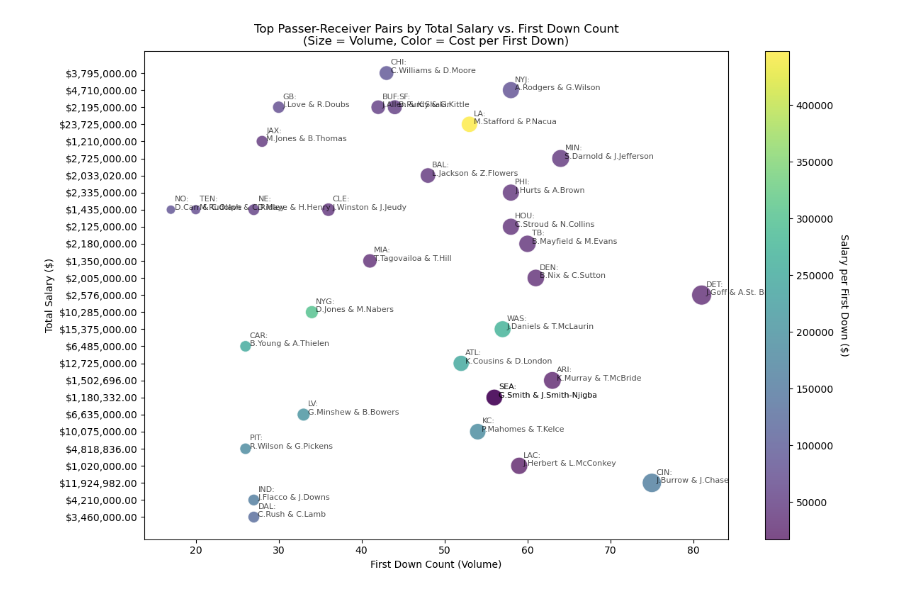
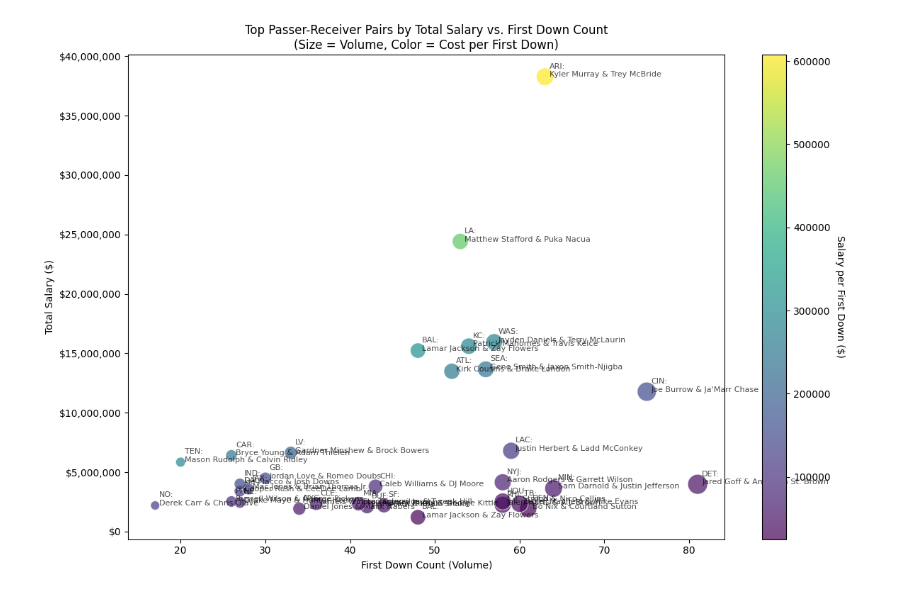
Before and after one commit to azcao95/group-25-mads-milestone-1, a Jupyter notebook: first down.ipynb, the cells around one changed output. Drawn from its saved outputs; the diff is of its cells as text; code cells hidden in the pictures.

```diff
--- a/first down.ipynb
+++ b/first down.ipynb
@@ -232,19 +165,5 @@ CAR    289
 Name: first_down, dtype: int64
 # %%
-#now we'll visualize as a bar chart
-import nfl_data_py as nfl
-import matplotlib.pyplot as plt
-
-# Load 2024 play-by-play data
-df = nfl.import_pbp_data([2024])
-
-# Filter plays with first down
-first_down_plays = df[df['first_down'] == 1]
-
-# Group by offensive team and count first downs
-first_downs_by_team = first_down_plays.groupby('posteam')['first_down'].count()
-
-# Sort by descending number of first downs
 first_downs_by_team = first_downs_by_team.sort_values(ascending=False)
 
 # Plot
@@ -421,8 +363,0 @@ Note: you may need to restart the kernel to use updated packages.
-# %%
-#Now that we have all the NFL players we'll bring in our scraped earnings data
-
-import pandas as pd
-
-df = pd.read_csv('overthecap-earnings.csv')
-
-print(df.head())
@@ -581,20 +454,15 @@ Downcasting floats.
 # %%
-#our research shows that while there are a lot of players involved we may actually want to consider the most relevant players
-#here we're looking at passer reciever pairs and their success rate on first down
-
-import nfl_data_py as nfl
-import pandas as pd
-
-# Load 2024 PBP data (if not already loaded)
-df = nfl.import_pbp_data([2024])
-
 # Filter for plays with a first down via pass, and valid passer + receiver names
 first_down_passes = df[
     (df['first_down_pass'] == 1) &
     df['passer_player_name'].notna() &
     df['receiver_player_name'].notna() &
     df['posteam'].notna()
-]
+].copy()
+
+# Get full names for passer and receiver
+first_down_passes['passer_player_name'] = first_down_passes['passer_player_id'].apply(lambda x: get_player_info(x, 'player_name'))
+first_down_passes['receiver_player_name'] = first_down_passes['receiver_player_id'].apply(lambda x: get_player_info(x, 'player_name'))
 
 # Group by passer, receiver, and offensive team (posteam), count occurrences
 pair_counts = (
@@ -818,11 +607,8 @@ Downcasting floats.
 # %%
-#now lets visualize as a scatter plot
-import matplotlib.pyplot as plt
-import seaborn as sns
-
 # Make sure salary_per_first_down is numeric (remove $ and commas if formatted)
-df_plot = top_pair_per_team.copy()
+df_plot = pair_salary_df.copy()
 df_plot['salary_per_first_down_num'] = df_plot['salary_per_first_down'].replace('[\$,]', '', regex=True).astype(float)
+df_plot['total_salary'] = df_plot['total_salary'].replace('[\$,]', '', regex=True).astype(float)
 
 plt.figure(figsize=(12, 8))
 
@@ -833,31 +619,32 @@ scatter = plt.scatter(
     c=df_plot['salary_per_first_down_num'],  # Color: cost efficiency
     s=df_plot['First_Down_Count'] * 5,       # Size proportional to volume (optional scaling)
     cmap='viridis',
     alpha=0.7,
     edgecolors='w',
     linewidth=0.7
 )
 
 # Colorbar
 cbar = plt.colorbar(scatter)
 cbar.set_label('Salary per First Down ($)', rotation=270, labelpad=15)
 
 # Labels & title
 plt.xlabel('First Down Count (Volume)')
 plt.ylabel('Total Salary ($)')
+plt.gca().get_yaxis().set_major_formatter(plt.FuncFormatter(lambda x, _: f'${x:,.0f}'))
 plt.title('Top Passer-Receiver Pairs by Total Salary vs. First Down Count\n(Size = Volume, Color = Cost per First Down)')
 
 # Annotate with team and pair names for better context (optional)
 for _, row in df_plot.iterrows():
     plt.text(
         row['First_Down_Count'] + 0.5,
         row['total_salary'],
         f"{row['posteam']}:\n{row['passer_player_name']} & {row['receiver_player_name']}",
         fontsize=8,
         alpha=0.7
     )
 
 plt.tight_layout()
 plt.show()
 # %% [output]
-[figure, old version]
+[figure, new version]
```
Also changed, not shown: parts of 35 cells of this notebook.
